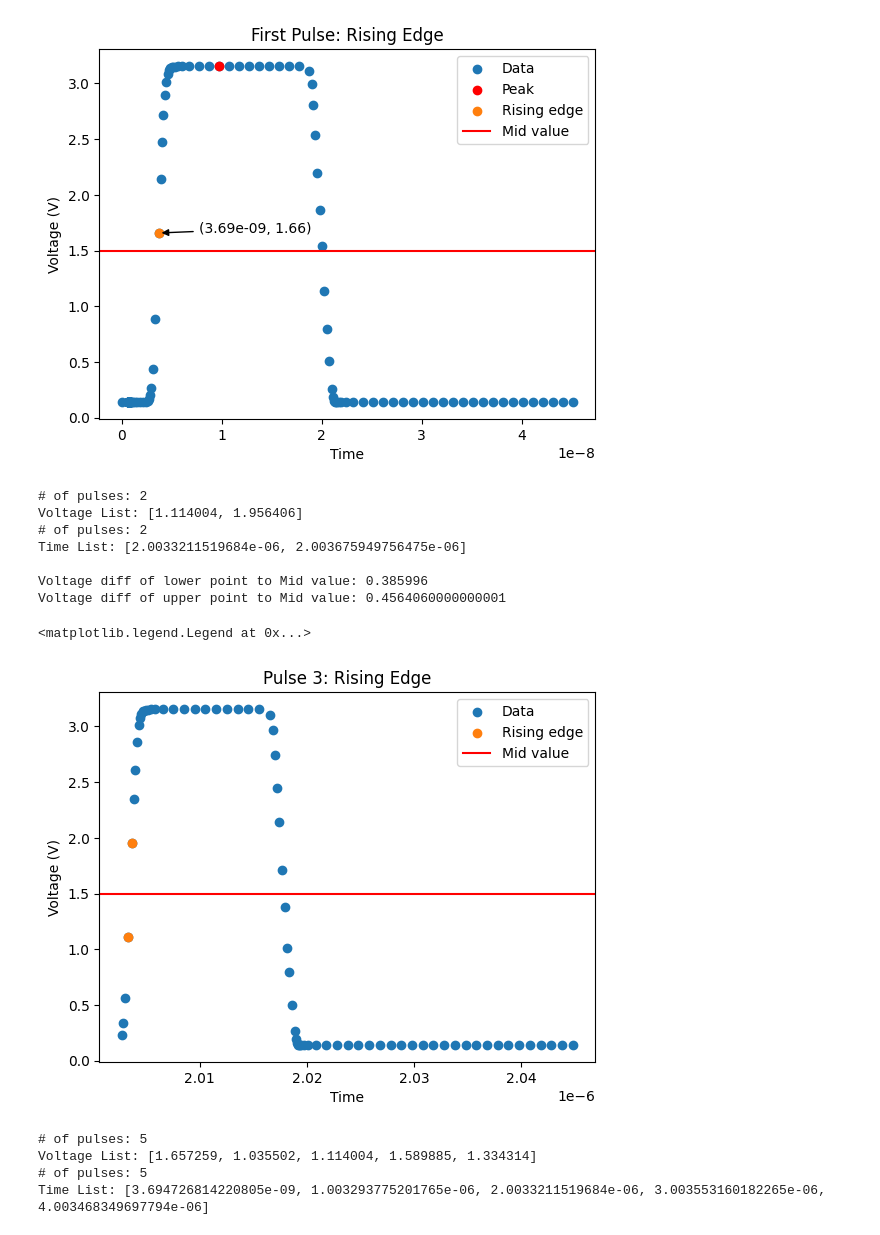
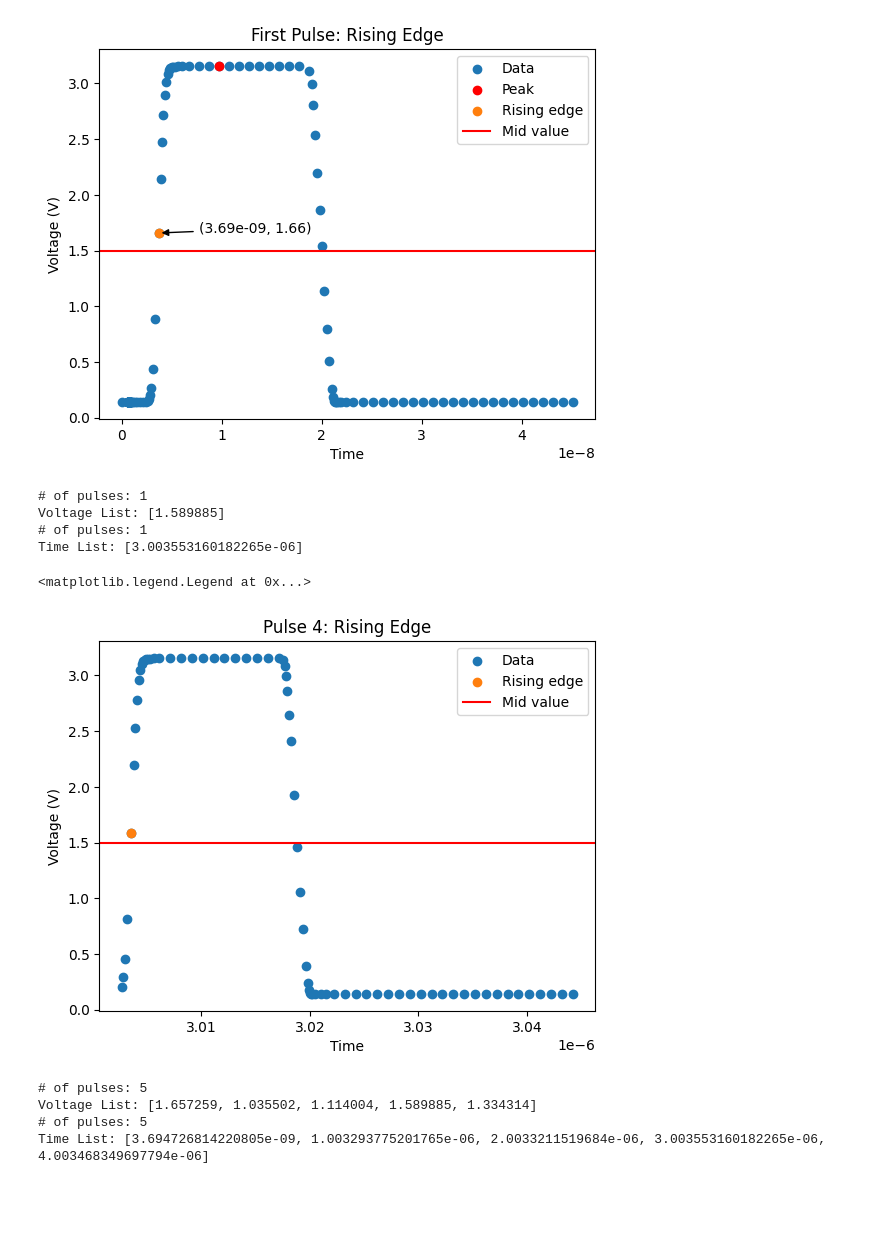
Before and after one commit to llbranch/Monte-Python, a Jupyter notebook: poetryEnv/poetryenv/Lt5part.ipynb, the cells around one changed output. Saved outputs shown, nothing was run; the diff lists cells and outputs as text; code cells hidden in the pictures; blank space fills up the shorter version.

```diff
--- a/poetryEnv/poetryenv/Lt5part.ipynb
+++ b/poetryEnv/poetryenv/Lt5part.ipynb
@@ -163,7 +163,7 @@ Rising edge issue: Missing points
 
 # Select Peak by changing the index:
 #       peakindexCH1[<peak>]
-PulseExamined = 3
+PulseExamined = 4
 ch1peak = ch1.truncate(before=peakindexCH1[PulseExamined-1]-20 ,after=peakindexCH1[PulseExamined-1]+50) # smallest less 1 bc `after` adds a value
 
 # Naming and floats
@@ -178,49 +178,48 @@ vrise = []
 count = 0
 eps = 0.5
 Vmid = 1.5
-pulses = 5
+
 
 slope = np.diff(ch1Vpeak)/np.diff(ch1tpeak)
 
 for (m,t,v) in zip(slope,ch1tpeak,ch1Vpeak):
-    if count <= pulses:
+    if count <= PulseExamined:
         if (m > 0 ) and (Vmid - eps) <= v <= (Vmid + eps):
             trise.append(t)
             vrise.append(v)
             count +=1
     else:
         print('Error, we are beyond the input pulse value.')
-        print(f"Pulses: {pulses}\nPulses found: {count}")
+        print(f"Pulses: {PulseExamined}\nPulses found: {count}")
         break
 
 
 print(f"# of pulses: {len(vrise)}\nVoltage List: {vrise}")
 print(f"# of pulses: {len(trise)}\nTime List: {trise}")
 
-print(f"\nVoltage diff of lower point to Mid value: {Vmid-vrise[0]}")
-print(f"Voltage diff of upper point to Mid value: {vrise[1]-Vmid}")
+if PulseExamined == 3:
+    print(f"\nVoltage diff of lower point to Mid value: {Vmid-vrise[0]}")
+    print(f"Voltage diff of upper point to Mid value: {vrise[1]-Vmid}")
+
 
 plt.figure(1)
 plt.scatter(ch1tpeak,ch1Vpeak, label="Data")
 plt.scatter(trise, vrise, label="Rising edge")
 
 plt.axhline(y = Vmid, color = 'r', linestyle = '-', label='Mid value')
 
 plt.title(f"Pulse {PulseExamined}: Rising Edge")
 plt.xlabel("Time")
 plt.ylabel("Voltage (V)")
 
 plt.legend()
 # %% [output]
-# of pulses: 2
-Voltage List: [1.114004, 1.956406]
-# of pulses: 2
-Time List: [2.0033211519684e-06, 2.003675949756475e-06]
-
-Voltage diff of lower point to Mid value: 0.385996
-Voltage diff of upper point to Mid value: 0.4564060000000001
+# of pulses: 1
+Voltage List: [1.589885]
+# of pulses: 1
+Time List: [3.003553160182265e-06]
 <matplotlib.legend.Legend at 0x...>
-[figure, old version]
+[figure, new version]
 # %%
 """ Slope checker: N Pulses """
 # Input expected number of pulses
```
